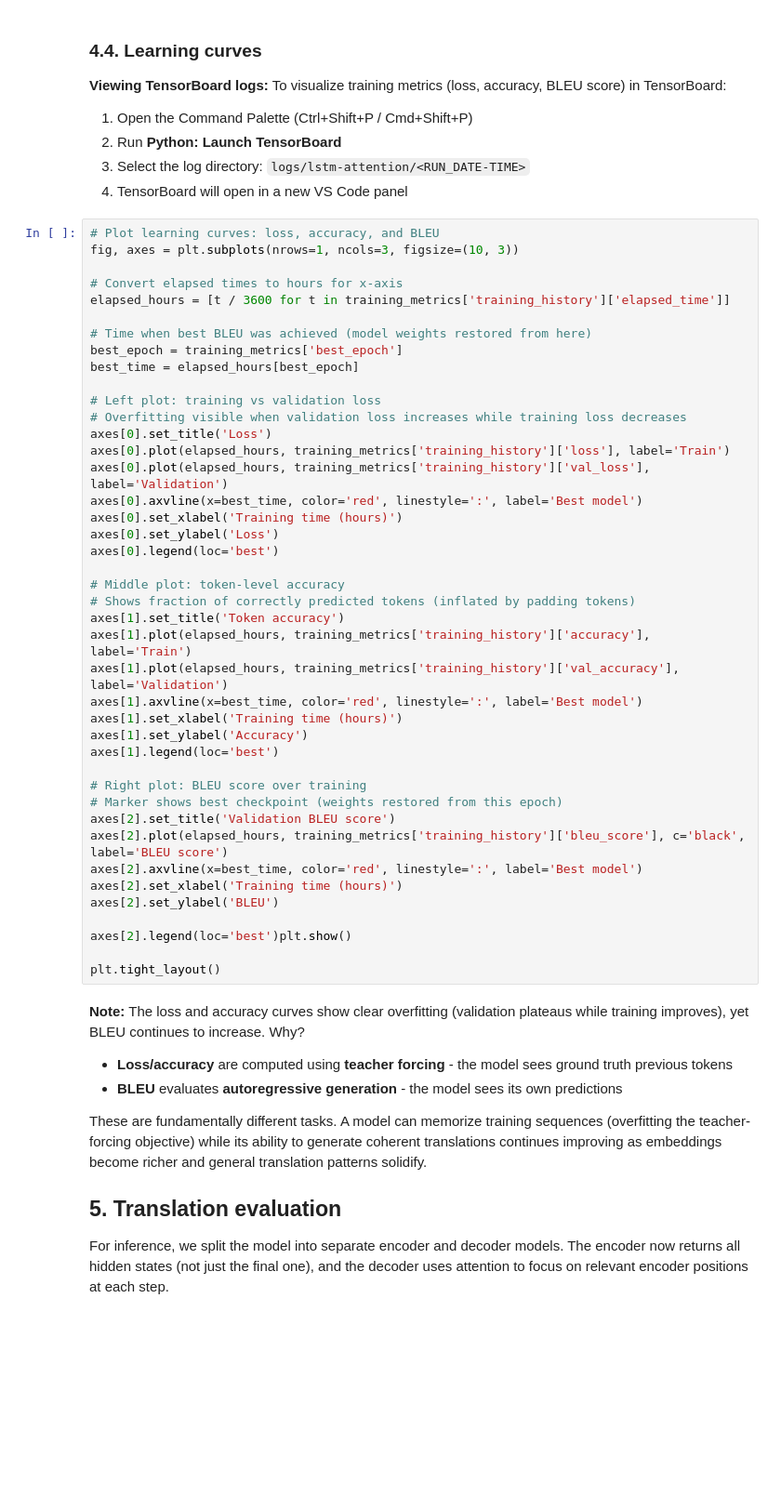
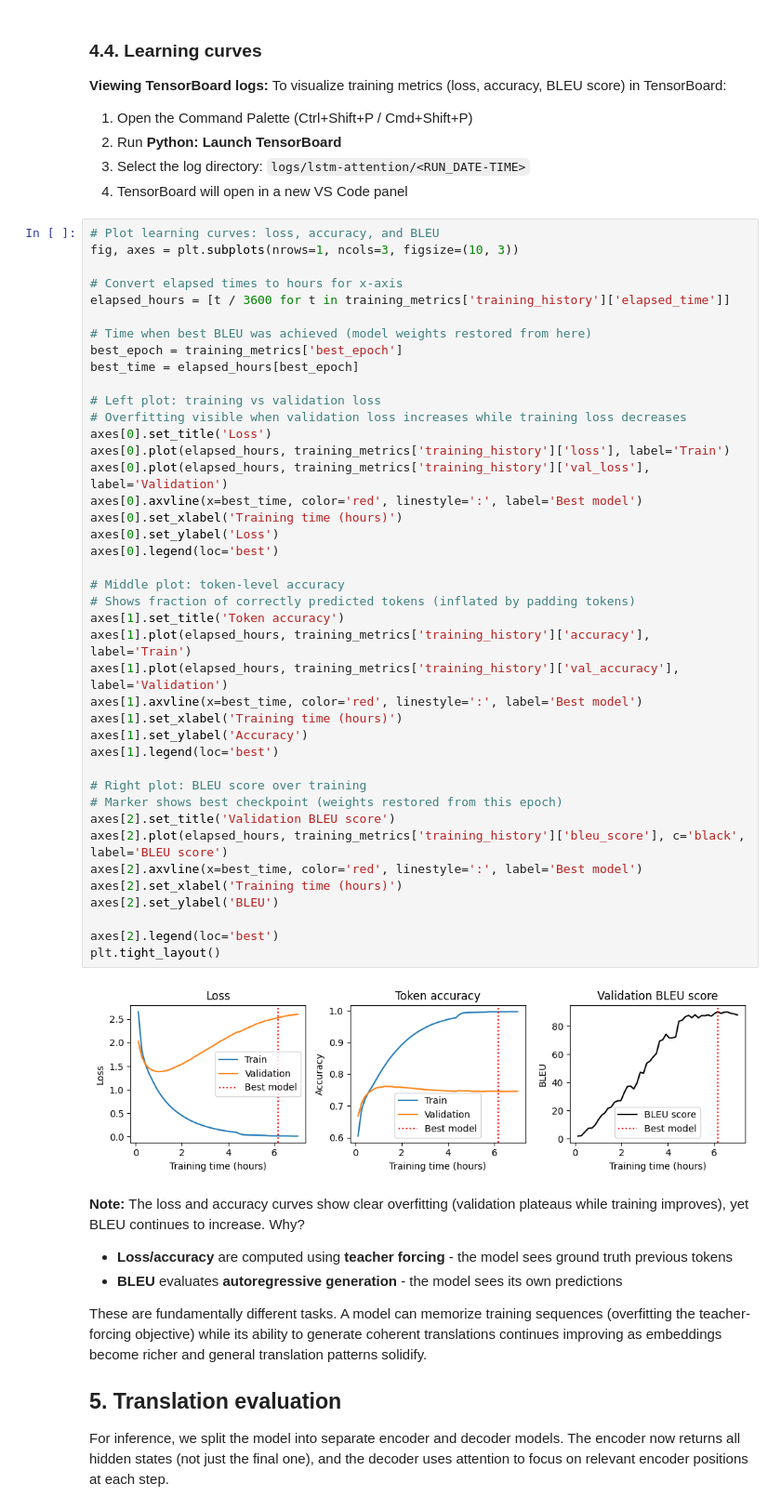
Before and after one commit to gperdrizet/language-models, a Jupyter notebook: notebooks/02-encoder-decoder-LSTM-attention.ipynb, the cells around one changed output. Shown at 93% size. Drawn from its saved outputs; the diff is of its cells as text; blank space fills up the shorter version.

```diff
--- a/notebooks/02-encoder-decoder-LSTM-attention.ipynb
+++ b/notebooks/02-encoder-decoder-LSTM-attention.ipynb
@@ -520,35 +630,36 @@ best_time = elapsed_hours[best_epoch]
 
 # Left plot: training vs validation loss
 # Overfitting visible when validation loss increases while training loss decreases
 axes[0].set_title('Loss')
 axes[0].plot(elapsed_hours, training_metrics['training_history']['loss'], label='Train')
 axes[0].plot(elapsed_hours, training_metrics['training_history']['val_loss'], label='Validation')
 axes[0].axvline(x=best_time, color='red', linestyle=':', label='Best model')
 axes[0].set_xlabel('Training time (hours)')
 axes[0].set_ylabel('Loss')
 axes[0].legend(loc='best')
 
 # Middle plot: token-level accuracy
 # Shows fraction of correctly predicted tokens (inflated by padding tokens)
 axes[1].set_title('Token accuracy')
 axes[1].plot(elapsed_hours, training_metrics['training_history']['accuracy'], label='Train')
 axes[1].plot(elapsed_hours, training_metrics['training_history']['val_accuracy'], label='Validation')
 axes[1].axvline(x=best_time, color='red', linestyle=':', label='Best model')
 axes[1].set_xlabel('Training time (hours)')
 axes[1].set_ylabel('Accuracy')
 axes[1].legend(loc='best')
 
 # Right plot: BLEU score over training
 # Marker shows best checkpoint (weights restored from this epoch)
 axes[2].set_title('Validation BLEU score')
 axes[2].plot(elapsed_hours, training_metrics['training_history']['bleu_score'], c='black', label='BLEU score')
 axes[2].axvline(x=best_time, color='red', linestyle=':', label='Best model')
 axes[2].set_xlabel('Training time (hours)')
 axes[2].set_ylabel('BLEU')
 
-axes[2].legend(loc='best')plt.show()
-
+axes[2].legend(loc='best')
 plt.tight_layout()
+# %% [output]
+[figure, added]
 # %% [markdown]
 **Note:** The loss and accuracy curves show clear overfitting (validation plateaus while training improves), yet BLEU continues to increase. Why?
 
```
Also changed, not shown: parts of 11 cells of this notebook, 2 other files.
